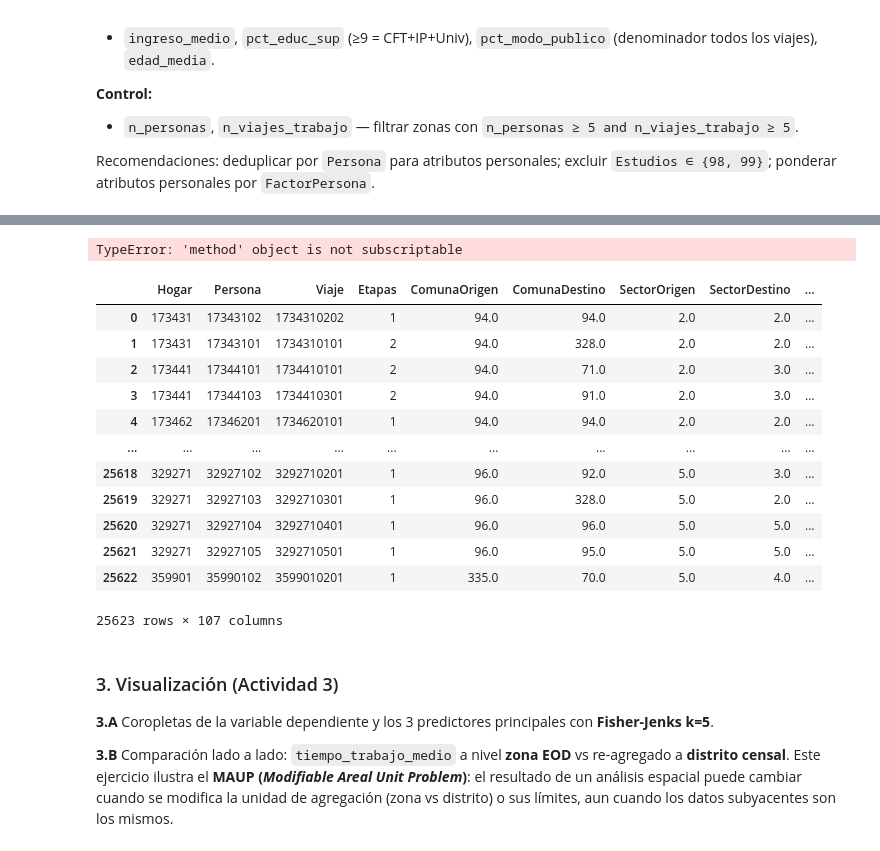
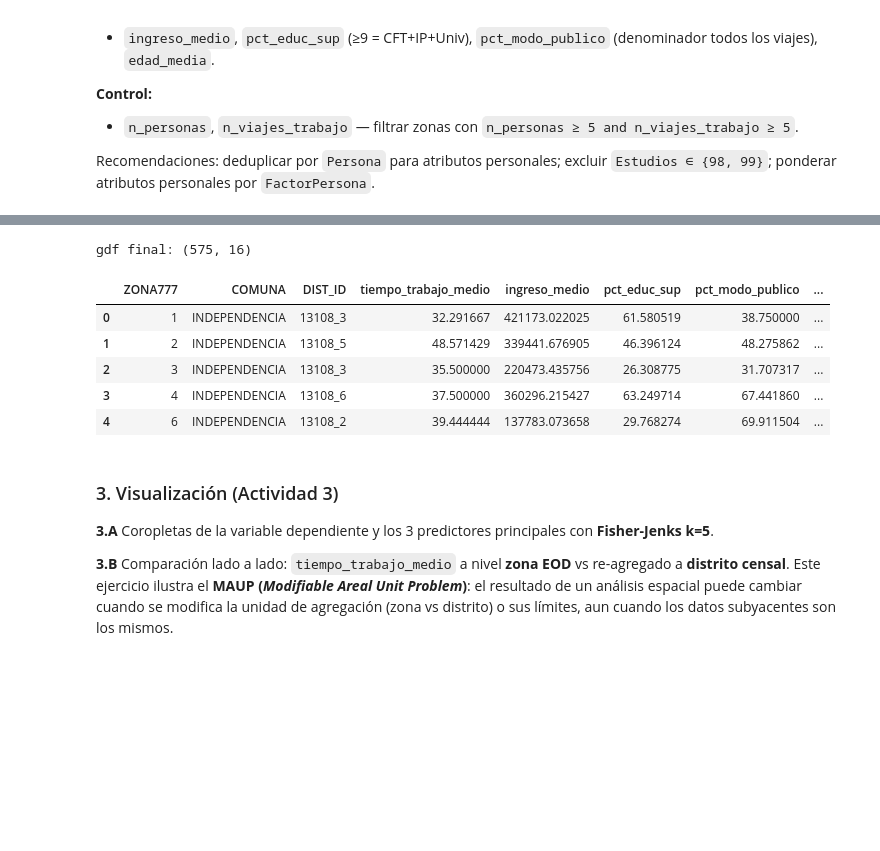
Before and after one commit to DiegoCisternas/Analisis-de-Datos-Espaciales-INF497, a Jupyter notebook: 09_tarea1_enunciado.ipynb, the cells around one changed output, grey strips where cells are left out. Cells and saved outputs as stored; diff of their text form; code cells hidden in the pictures; blank space fills up the shorter version.

```diff
--- a/09_tarea1_enunciado.ipynb
+++ b/09_tarea1_enunciado.ipynb
@@ -176,30 +237,52 @@ Name: TiempoViaje, Length: 736, dtype: float64
 # %%
-filter_pts_persona['educ_sup'] = (filter_pts_persona['Estudios'] >= 9).astype(int)
+# Indicador de educación superior (>=9 -> CFT, IP, Universidad)
+per["educ_sup"] = (per["Estudios"] >= 9).astype(int)
 # %%
-#- `ingreso_medio`, `pct_educ_sup` (≥9 = CFT+IP+Univ), `pct_modo_publico` (denominador todos los viajes), `edad_media`.
-#Estudios
-pct_educ_sup = filter_pts_persona.groupby['Zona'].apply(lambda x: (x['educ_sup'] * x['FactorPersona']).sum() / x['FactorPersona'].sum()) * 100
-display(filter_pts_persona['educ_sup'])
+# % educación superior ponderado por persona, por zona de residencia
+pct_educ_sup = (per.groupby("Zona")
+    .apply(lambda g: 100 * (g["educ_sup"] * g["FactorPersona"]).sum() / g["FactorPersona"].sum())
+    .rename("pct_educ_sup").rename_axis("ZONA777"))
+
+n_personas = (per.groupby("Zona")["Persona"].nunique()
+    .rename("n_personas").rename_axis("ZONA777"))
-# %% [output]
-TypeError: 'method' object is not subscriptable
 # %%
-gdf = pd.merge(pts_persona, zonas, left_on='Zona', right_on='ZONA777', how='inner')
+# === % modo público: NIVEL VIAJE (denominador = todos los viajes de la zona origen) ===
+# OJO: 'ModoPriPub' probablemente ya viene clasificado. Revisa Tablas_parametros y AJUSTA:
+#   - si trae etiquetas tipo "Público"/"Privado": MODOS_PUBLICOS = ["Público"]
+#   - si trae nombres de modo:                    MODOS_PUBLICOS = ["Bus", "Metro", ...]
+MODOS_PUBLICOS = ["Público", "Publico", "Bus", "Metro", "Bus-Metro"]  # AJUSTAR al codebook
+pts["_pub"] = pts["ModoPriPub"].isin(MODOS_PUBLICOS).astype(int)
+pct_modo_publico = ((pts.groupby("ZonaOrigen")["_pub"].mean() * 100)
+                    .rename("pct_modo_publico").rename_axis("ZONA777"))
+
+# === Unir todos los agregados (se alinean por el valor de zona = índice ZONA777) ===
+attrs = pd.concat(
+    [dep, n_viajes_trab, ingreso_medio, pct_educ_sup, edad_media, n_personas, pct_modo_publico],
+    axis=1
+).reset_index()   # crea la columna 'ZONA777'
+
+# Asegura que la llave tenga el mismo tipo en ambas tablas antes de unir
+attrs["ZONA777"] = attrs["ZONA777"].astype(zonas["ZONA777"].dtype)  # VERIFICAR si falla
+gdf = zonas.merge(attrs, on="ZONA777", how="inner")
 # %%
-display(gdf)
+# === Filtro de robustez: zonas con suficiente muestra ===
+gdf = gdf[(gdf["n_personas"] >= 5) & (gdf["n_viajes_trabajo"] >= 5)].copy()
+
+# Quitar zonas sin valor en alguna variable del modelo
+cols_modelo = ["tiempo_trabajo_medio", "ingreso_medio", "pct_educ_sup",
+               "pct_modo_publico", "edad_media"]
+gdf = gdf.dropna(subset=cols_modelo).reset_index(drop=True)
+
+print("gdf final:", gdf.shape)
+gdf[["ZONA777", "COMUNA", "DIST_ID"] + cols_modelo].head()
 # %% [output]
+gdf final: (575, 16)
-|  | Hogar | Persona | Viaje | Etapas | ComunaOrigen | ComunaDestino | SectorOrigen | SectorDestino | ... |
-| 0 | 173431 | 17343102 | 1734310202 | 1 | 94.0 | 94.0 | 2.0 | 2.0 | ... |
-| 1 | 173431 | 17343101 | 1734310101 | 2 | 94.0 | 328.0 | 2.0 | 2.0 | ... |
-| 2 | 173441 | 17344101 | 1734410101 | 2 | 94.0 | 71.0 | 2.0 | 3.0 | ... |
-| 3 | 173441 | 17344103 | 1734410301 | 2 | 94.0 | 91.0 | 2.0 | 3.0 | ... |
-| 4 | 173462 | 17346201 | 1734620101 | 1 | 94.0 | 94.0 | 2.0 | 2.0 | ... |
-| ... | ... | ... | ... | ... | ... | ... | ... | ... | ... |
-| 25618 | 329271 | 32927102 | 3292710201 | 1 | 96.0 | 92.0 | 5.0 | 3.0 | ... |
-| 25619 | 329271 | 32927103 | 3292710301 | 1 | 96.0 | 328.0 | 5.0 | 2.0 | ... |
-| 25620 | 329271 | 32927104 | 3292710401 | 1 | 96.0 | 96.0 | 5.0 | 5.0 | ... |
-| 25621 | 329271 | 32927105 | 3292710501 | 1 | 96.0 | 95.0 | 5.0 | 5.0 | ... |
-| 25622 | 359901 | 35990102 | 3599010201 | 1 | 335.0 | 70.0 | 5.0 | 4.0 | ... |
+|  | ZONA777 | COMUNA | DIST_ID | tiempo_trabajo_medio | ingreso_medio | pct_educ_sup | pct_modo_publico | ... |
+| 0 | 1 | INDEPENDENCIA | 13108_3 | 32.291667 | 421173.022025 | 61.580519 | 38.750000 | ... |
+| 1 | 2 | INDEPENDENCIA | 13108_5 | 48.571429 | 339441.676905 | 46.396124 | 48.275862 | ... |
+| 2 | 3 | INDEPENDENCIA | 13108_3 | 35.500000 | 220473.435756 | 26.308775 | 31.707317 | ... |
+| 3 | 4 | INDEPENDENCIA | 13108_6 | 37.500000 | 360296.215427 | 63.249714 | 67.441860 | ... |
+| 4 | 6 | INDEPENDENCIA | 13108_2 | 39.444444 | 137783.073658 | 29.768274 | 69.911504 | ... |
-25623 rows × 107 columns
 # %% [markdown]
 ### 3. Visualización (Actividad 3)
 **3.A** Coropletas de la variable dependiente y los 3 predictores principales con **Fisher-Jenks k=5**.
```
Also changed, not shown: parts of 36 cells of this notebook.
